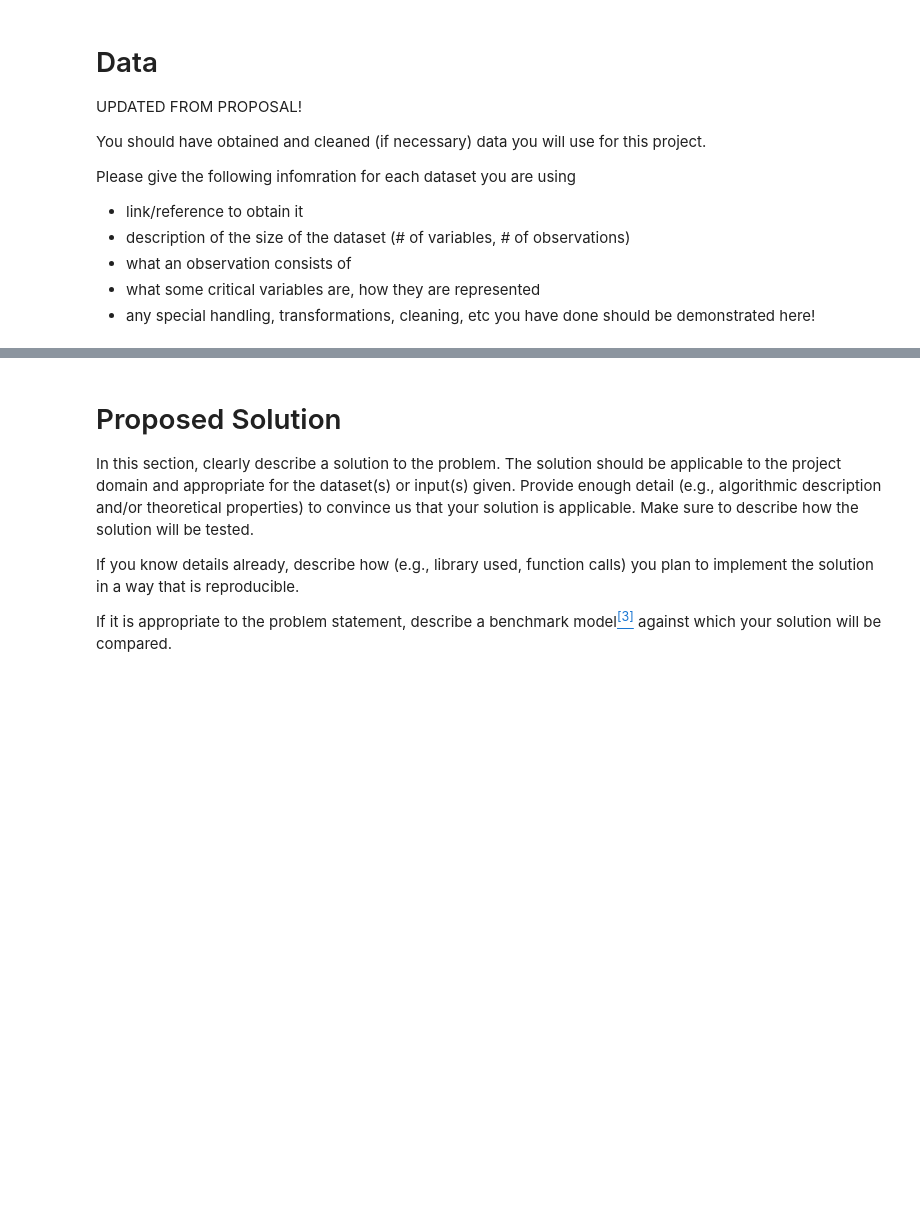
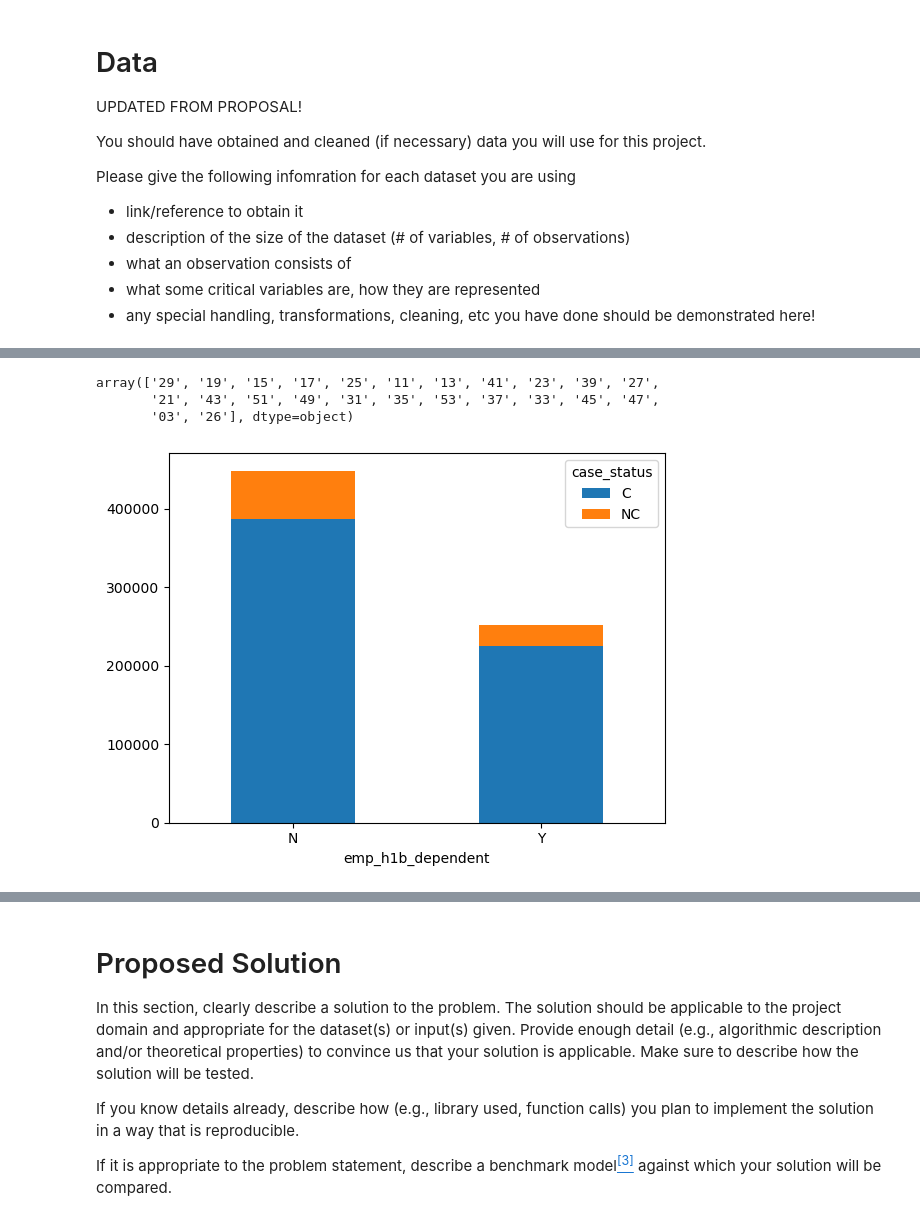
Before and after one commit to COGS118A/Group031-Wi23, a Jupyter notebook: CheckpointGroup031-Wi23.ipynb, the cells around one changed output, grey strips where cells are left out. Drawn from its saved outputs; the diff is of its cells as text; code cells hidden in the pictures; blank space fills up the shorter version.

```diff
--- a/CheckpointGroup031-Wi23.ipynb
+++ b/CheckpointGroup031-Wi23.ipynb
@@ -84,9 +113,8 @@ data = data.drop([
     "emp_country",
     "pw_level",
     "soc_name",
-    "pw_unit",
     "lat",
     "lng"
 ], axis=1)
-
+data['case_status'] = data['case_status'].replace(['W','D','CW'],'NC')
 data.head()
@@ -114,3 +195,16 @@ data_clean['soc_field'] = data_clean['soc_field'].replace(['CO', 'SO'], '15')
 data_clean['soc_field'] = data_clean['soc_field'].replace(['EL', 'EN', 'ME'], '17')
 data_clean['soc_field'] = data_clean['soc_field'].replace('1-', '31') #1- is a
 data_clean['soc_field'].unique()
+# %% [output]
+array(['29', '19', '15', '17', '25', '11', '13', '41', '23', '39', '27',
+       '21', '43', '51', '49', '31', '35', '53', '37', '33', '45', '47',
+       '03', '26'], dtype=object)
+# %%
+data_clean['case_status'] = data_clean['case_status'].replace(['W','D','CW'],'NC')
+counts = data_clean.groupby('emp_h1b_dependent')['case_status'].value_counts()
+counts = counts.unstack()
+ax = counts.plot.bar(stacked=True,rot=0)
+
+plt.show()
+# %% [output]
+[figure, added]
```
Also changed, not shown: parts of 20 cells of this notebook.
